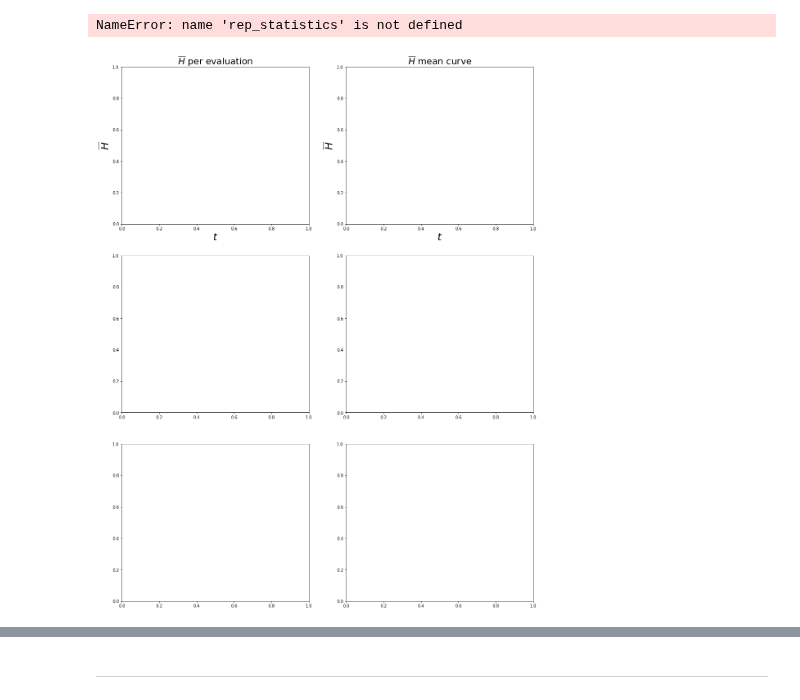
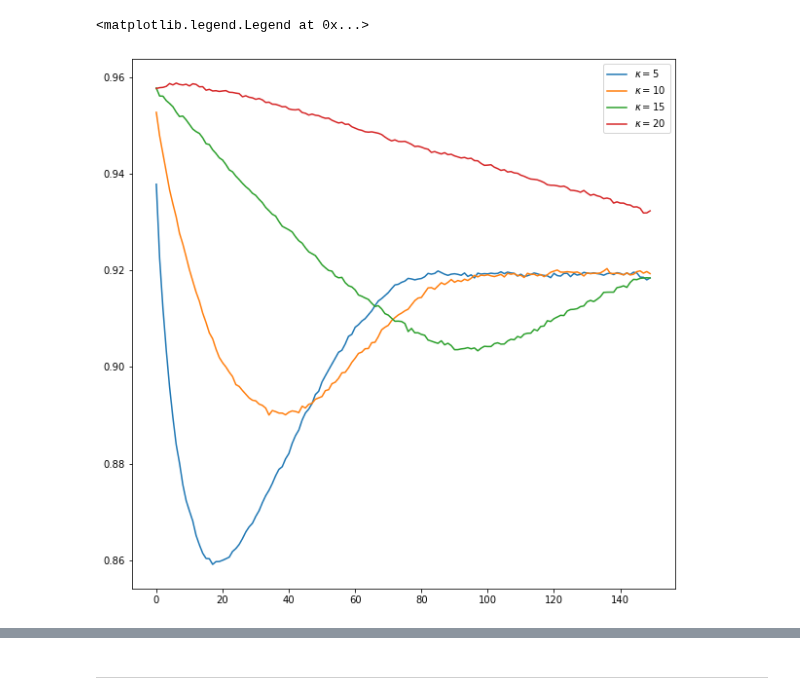
Before and after one commit to patrick-oliveira/EntropiaGrafos, a Jupyter notebook: Testing New Model.ipynb, the cells around one changed output, grey strips where cells are left out. Drawn from its saved outputs; the diff is of its cells as text; code cells hidden in the pictures.

```diff
--- a/Testing New Model.ipynb
+++ b/Testing New Model.ipynb
@@ -45,47 +56,10 @@ axs.legend()
-# %%
-fig, axs = plt.subplots(nrows = 3, ncols = 2, figsize = (18, 24))
-
-axs[0][0].set_ylabel(r'$\overline{H}$', fontsize = 25)
-axs[0][0].set_xlabel(r'$t$', fontsize = 25)
-axs[0][0].set_title(r'$\overline{H}$ per evaluation', fontsize = 22)
-
-axs[0][1].set_ylabel(r'$\overline{H}$', fontsize = 25)
-axs[0][1].set_xlabel(r'$t$', fontsize = 25)
-axs[0][1].set_title(r'$\overline{H}$ mean curve', fontsize = 22)
-
-X = range(T)
-
-for rep_stats in rep_statistics:
-    axs[0][0].plot(X, rep_stats['Entropy'])
-
-axs[0][1].plot(X, mean_statistics['Entropy'])
-
-
-axs[1][0].set_ylabel(r'$\overline{J}$', fontsize = 25)
-axs[1][0].set_xlabel(r'$t$', fontsize = 25)
-axs[1][0].set_title(r'$\overline{J}$ per evaluation', fontsize = 22)
-
-axs[1][1].set_ylabel(r'$\overline{J}$', fontsize = 25)
-axs[1][1].set_xlabel(r'$t$', fontsize = 25)
-axs[1][1].set_title(r'$\overline{J}$ mean curve', fontsize = 22)
-
-for rep_stats in rep_statistics:
-    axs[1][0].plot(X, rep_stats['Proximity'])
-
-axs[1][1].plot(X, mean_statistics['Proximity'])
-
-axs[2][0].set_ylabel(r'$\overline{\delta}$', fontsize = 25)
-axs[2][0].set_xlabel(r'$t$', fontsize = 25)
-axs[2][0].set_title(r'$\overline{\delta}$ per evaluation', fontsize = 22)
-
-axs[2][1].set_ylabel(r'$\overline{\delta}$', fontsize = 25)
-axs[2][1].set_xlabel(r'$t$', fontsize = 25)
-axs[2][1].set_title(r'$\overline{\delta}$ mean curve', fontsize = 22)
-
-for rep_stats in rep_statistics:
-    axs[2][0].plot(X, rep_stats['Delta'])
-
-axs[2][1].plot(X, mean_statistics['Delta'])
-# %% [output]
-NameError: name 'rep_statistics' is not defined
-[figure, removed]
+# %%
+fig, axs = plt.subplots(figsize = (10, 10))
+X = range(T)
+for kappa in statistics_varying_kappa.keys():
+    axs.plot(X, statistics_varying_kappa[kappa]['Proximity'], label = r'$\kappa = {}$'.format(kappa))
+
+axs.legend()
+# %% [output]
+<matplotlib.legend.Legend at 0x...>
+[figure, added]
```
Also changed, not shown: parts of 18 cells of this notebook, 12 other files.
